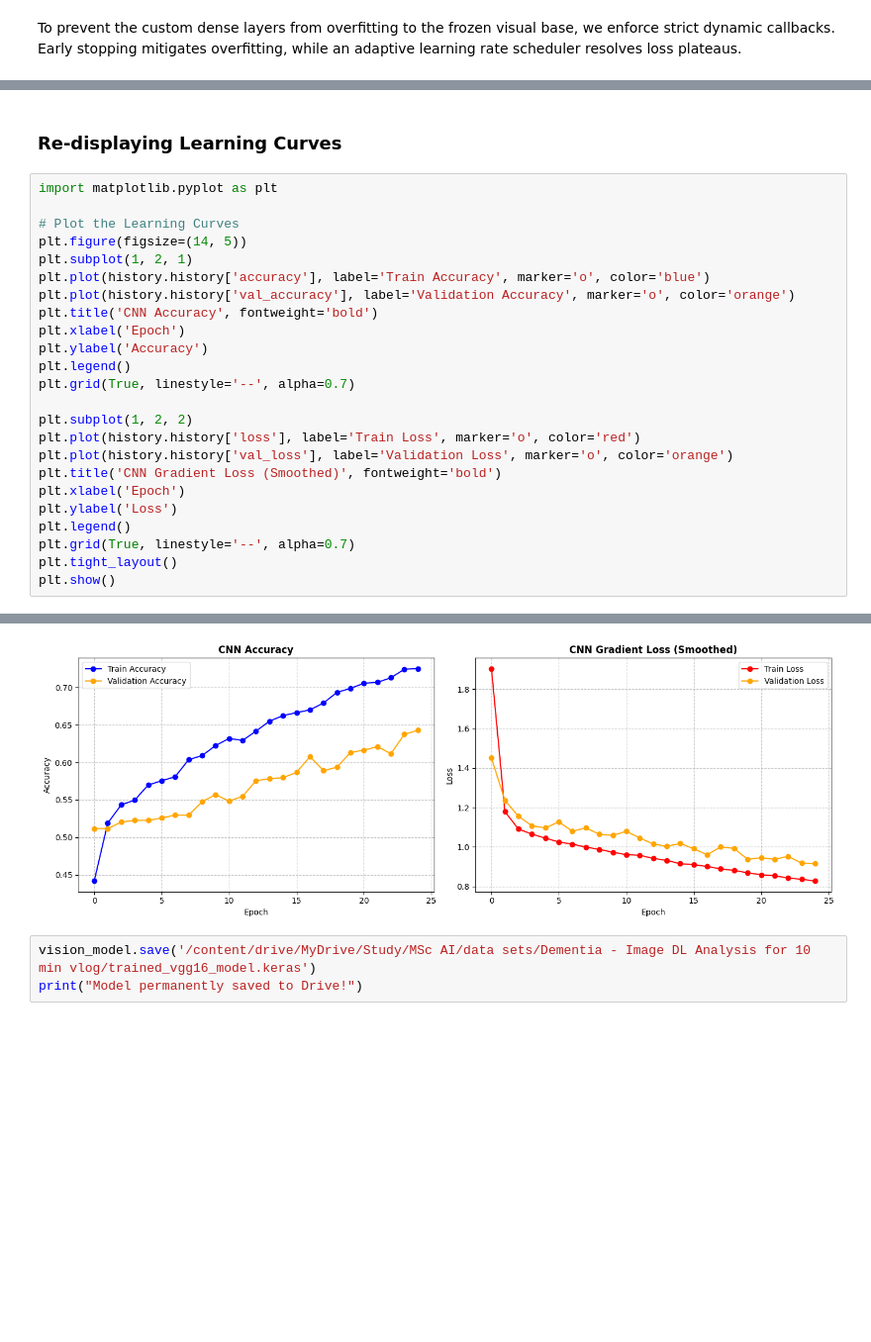
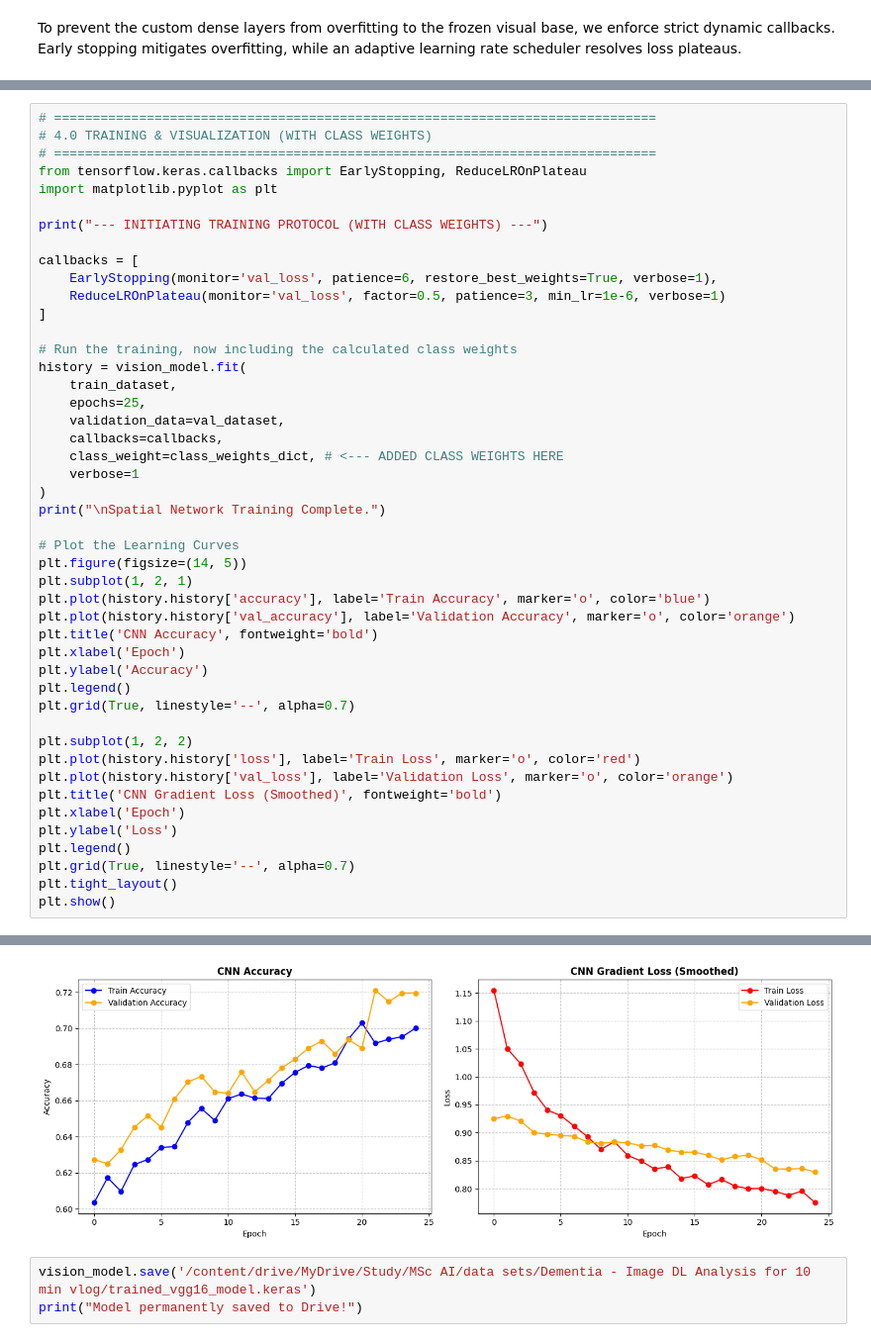
Before and after one commit to Alltingzrpozz/Alltingzrpozz, a Jupyter notebook: Copy_of_Advanced_Spatial_Feature_Extraction_Convolutional_Neural_Network_(CNN)_via_Transfer_Learning.ipynb, the cells around one changed output, grey strips where cells are left out. Shown at 99% size. Cells and saved outputs as stored; diff of their text form; blank space fills up the shorter version.

```diff
--- a/Copy_of_Advanced_Spatial_Feature_Extraction_Convolutional_Neural_Network_(CNN)_via_Transfer_Learning.ipynb
+++ b/Copy_of_Advanced_Spatial_Feature_Extraction_Convolutional_Neural_Network_(CNN)_via_Transfer_Learning.ipynb
@@ -236,7 +273,27 @@ Spatial Network Training Complete.
-# %% [markdown]
-### Re-displaying Learning Curves
 # %%
+# ==============================================================================
+# 4.0 TRAINING & VISUALIZATION (WITH CLASS WEIGHTS)
+# ==============================================================================
+from tensorflow.keras.callbacks import EarlyStopping, ReduceLROnPlateau
 import matplotlib.pyplot as plt
+
+print("--- INITIATING TRAINING PROTOCOL (WITH CLASS WEIGHTS) ---")
+
+callbacks = [
+    EarlyStopping(monitor='val_loss', patience=6, restore_best_weights=True, verbose=1),
+    ReduceLROnPlateau(monitor='val_loss', factor=0.5, patience=3, min_lr=1e-6, verbose=1)
+]
+
+# Run the training, now including the calculated class weights
+history = vision_model.fit(
+    train_dataset,
+    epochs=25,
+    validation_data=val_dataset,
+    callbacks=callbacks,
+    class_weight=class_weights_dict, # <--- ADDED CLASS WEIGHTS HERE
+    verbose=1
+)
+print("\nSpatial Network Training Complete.")
 
 # Plot the Learning Curves
 plt.figure(figsize=(14, 5))
@@ -263,4 +337,4 @@ plt.show()
-[figure, old version]
+[figure, new version]
 # %%
 vision_model.save('/content/drive/MyDrive/Study/MSc AI/data sets/Dementia - Image DL Analysis for 10 min vlog/trained_vgg16_model.keras')
 print("Model permanently saved to Drive!")
```
Also changed, not shown: parts of 13 cells of this notebook.
